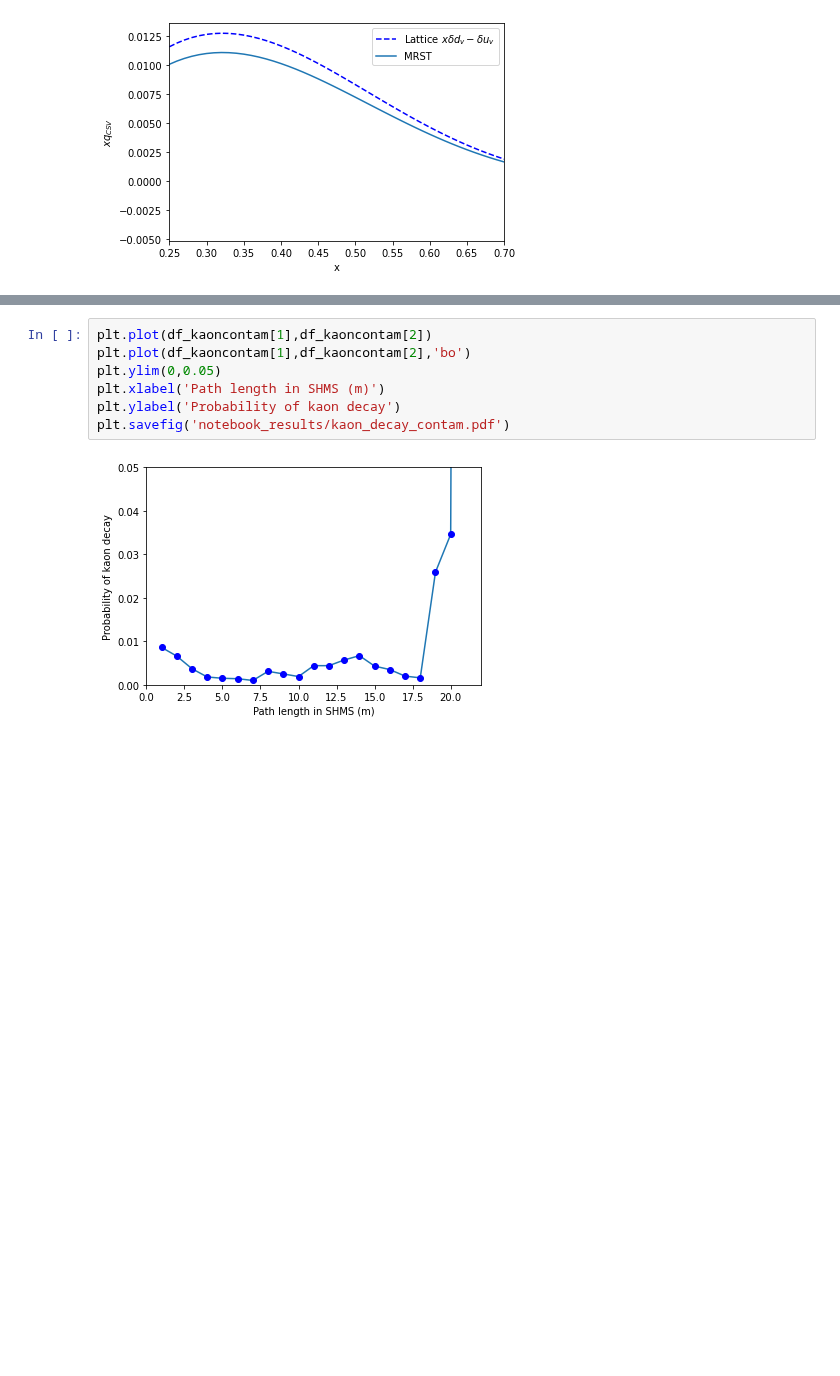
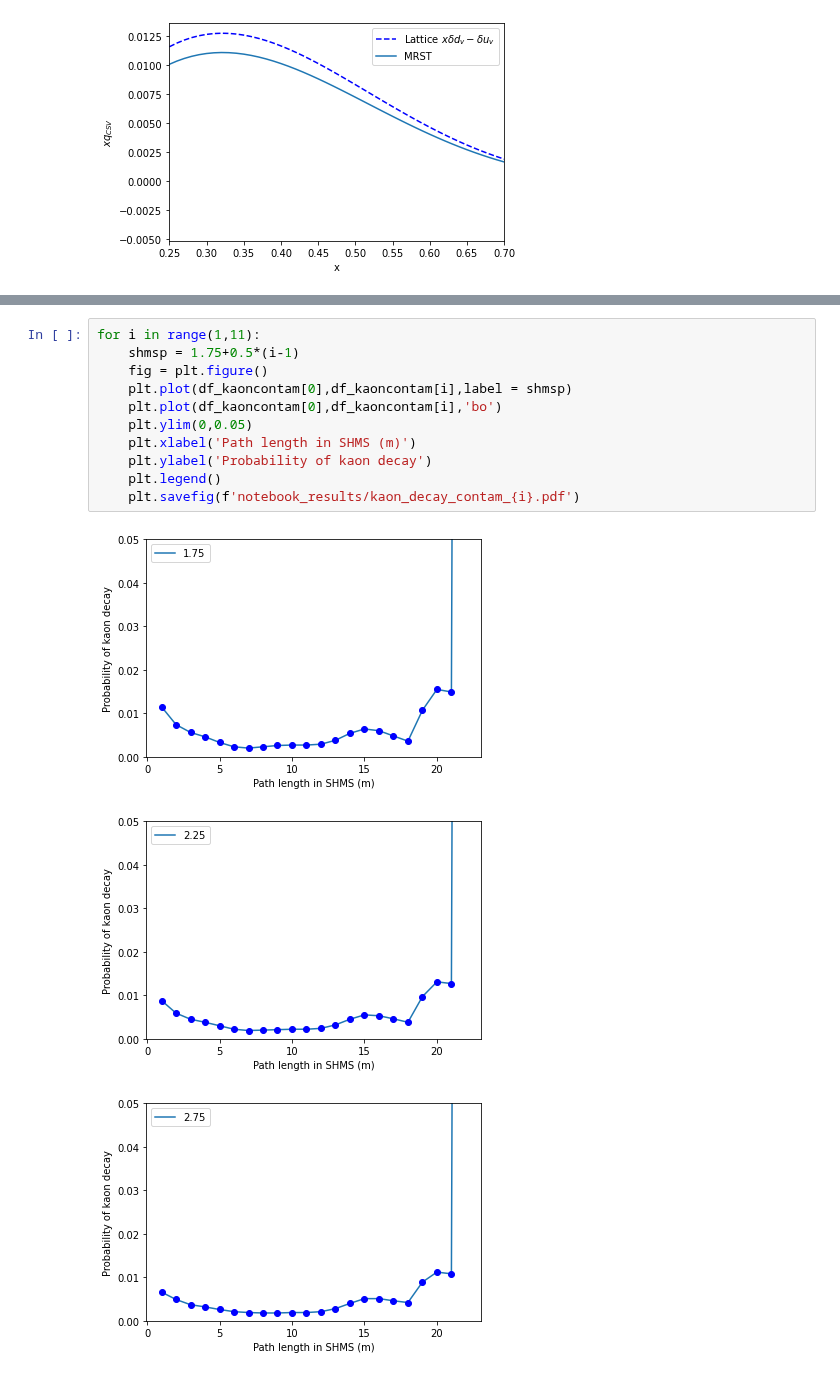
Before and after one commit to Mengzhendada/csv_notebook, a Jupyter notebook: pandas_test.ipynb, the cells around one changed output, grey strips where cells are left out. Drawn from its saved outputs; the diff is of its cells as text; blank space fills up the shorter version.

```diff
--- a/pandas_test.ipynb
+++ b/pandas_test.ipynb
@@ -298,9 +297,15 @@ plt.savefig('notebook_results/kaon_decay_contam_all.pdf')
 # %%
-plt.plot(df_kaoncontam[1],df_kaoncontam[2])
-plt.plot(df_kaoncontam[1],df_kaoncontam[2],'bo')
-plt.ylim(0,0.05)
-plt.xlabel('Path length in SHMS (m)')
-plt.ylabel('Probability of kaon decay')
-plt.savefig('notebook_results/kaon_decay_contam.pdf')
+for i in range(1,11):
+    shmsp = 1.75+0.5*(i-1)
+    fig = plt.figure()
+    plt.plot(df_kaoncontam[0],df_kaoncontam[i],label = shmsp)
+    plt.plot(df_kaoncontam[0],df_kaoncontam[i],'bo')
+    plt.ylim(0,0.05)
+    plt.xlabel('Path length in SHMS (m)')
+    plt.ylabel('Probability of kaon decay')
+    plt.legend()
+    plt.savefig(f'notebook_results/kaon_decay_contam_{i}.pdf')
 # %% [output]
-[figure, old version]
+[figure, new version]
+[figure, added]
+[figure, added]
```
Also changed, not shown: parts of 11 cells of this notebook, 5 other files.
